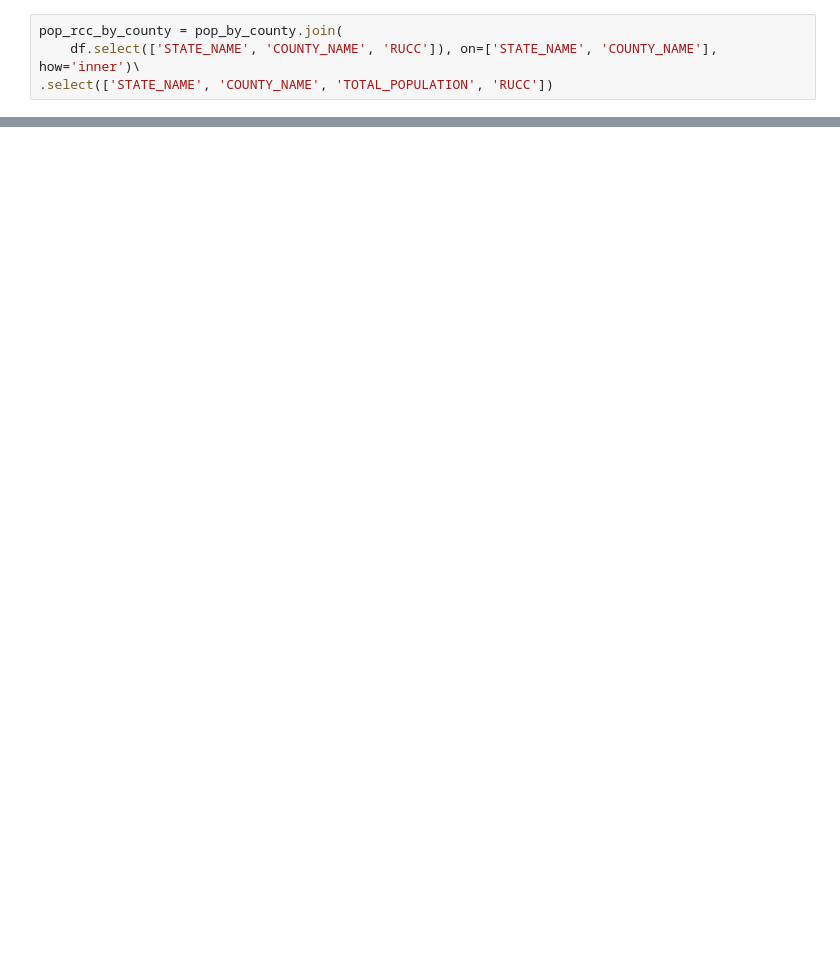
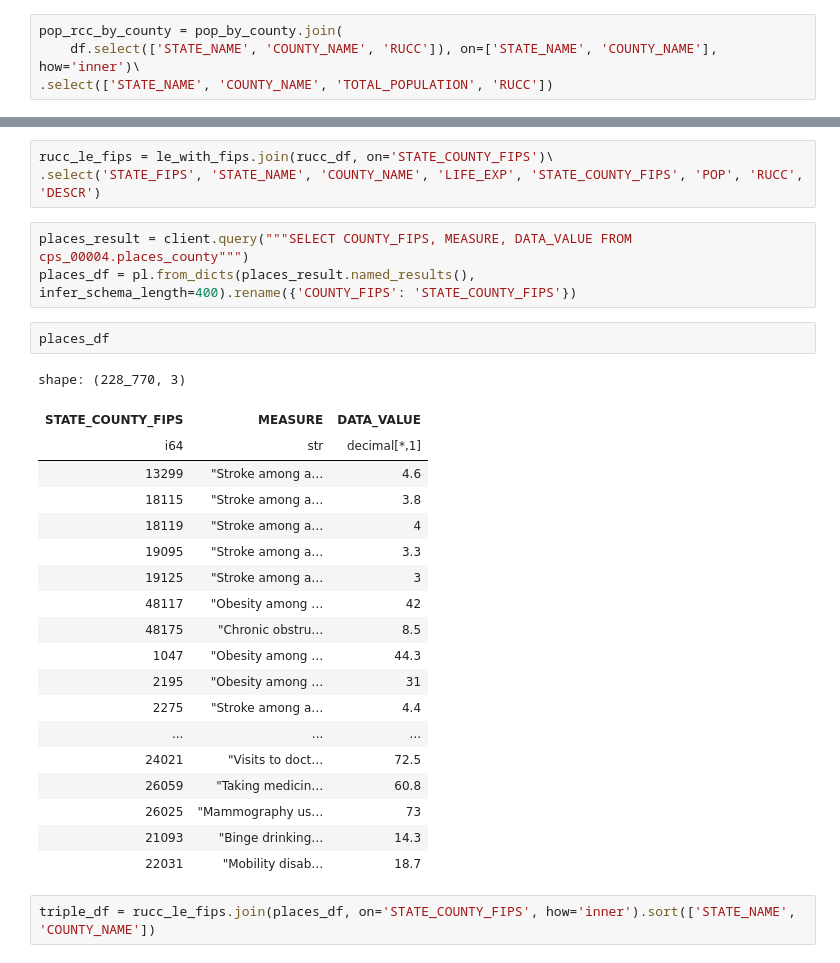
Before and after one commit to alex-m159/CS526-project, a Jupyter notebook: web/src/amari/RUCCdata.ipynb, the cells around one changed output, grey strips where cells are left out. Saved outputs shown, nothing was run; the diff lists cells and outputs as text; blank space fills up the shorter version.

```diff
--- a/web/src/amari/RUCCdata.ipynb
+++ b/web/src/amari/RUCCdata.ipynb
@@ -97,0 +175,30 @@ shape: (50, 2)
+# %%
+rucc_le_fips = le_with_fips.join(rucc_df, on='STATE_COUNTY_FIPS')\
+.select('STATE_FIPS', 'STATE_NAME', 'COUNTY_NAME', 'LIFE_EXP', 'STATE_COUNTY_FIPS', 'POP', 'RUCC', 'DESCR')
+# %%
+places_result = client.query("""SELECT COUNTY_FIPS, MEASURE, DATA_VALUE FROM cps_00004.places_county""")
+places_df = pl.from_dicts(places_result.named_results(), infer_schema_length=400).rename({'COUNTY_FIPS': 'STATE_COUNTY_FIPS'})
+# %%
+places_df
+# %% [output]
+shape: (228_770, 3)
+| STATE_COUNTY_FIPS | MEASURE | DATA_VALUE |
+| i64 | str | decimal[*,1] |
+| 13299 | "Stroke among a… | 4.6 |
+| 18115 | "Stroke among a… | 3.8 |
+| 18119 | "Stroke among a… | 4 |
+| 19095 | "Stroke among a… | 3.3 |
+| 19125 | "Stroke among a… | 3 |
+| 48117 | "Obesity among … | 42 |
+| 48175 | "Chronic obstru… | 8.5 |
+| 1047 | "Obesity among … | 44.3 |
+| 2195 | "Obesity among … | 31 |
+| 2275 | "Stroke among a… | 4.4 |
+| ... | ... | ... |
+| 24021 | "Visits to doct… | 72.5 |
+| 26059 | "Taking medicin… | 60.8 |
+| 26025 | "Mammography us… | 73 |
+| 21093 | "Binge drinking… | 14.3 |
+| 22031 | "Mobility disab… | 18.7 |
+# %%
+triple_df = rucc_le_fips.join(places_df, on='STATE_COUNTY_FIPS', how='inner').sort(['STATE_NAME', 'COUNTY_NAME'])
```
Also changed, not shown: parts of 17 cells of this notebook, 11 other files.
